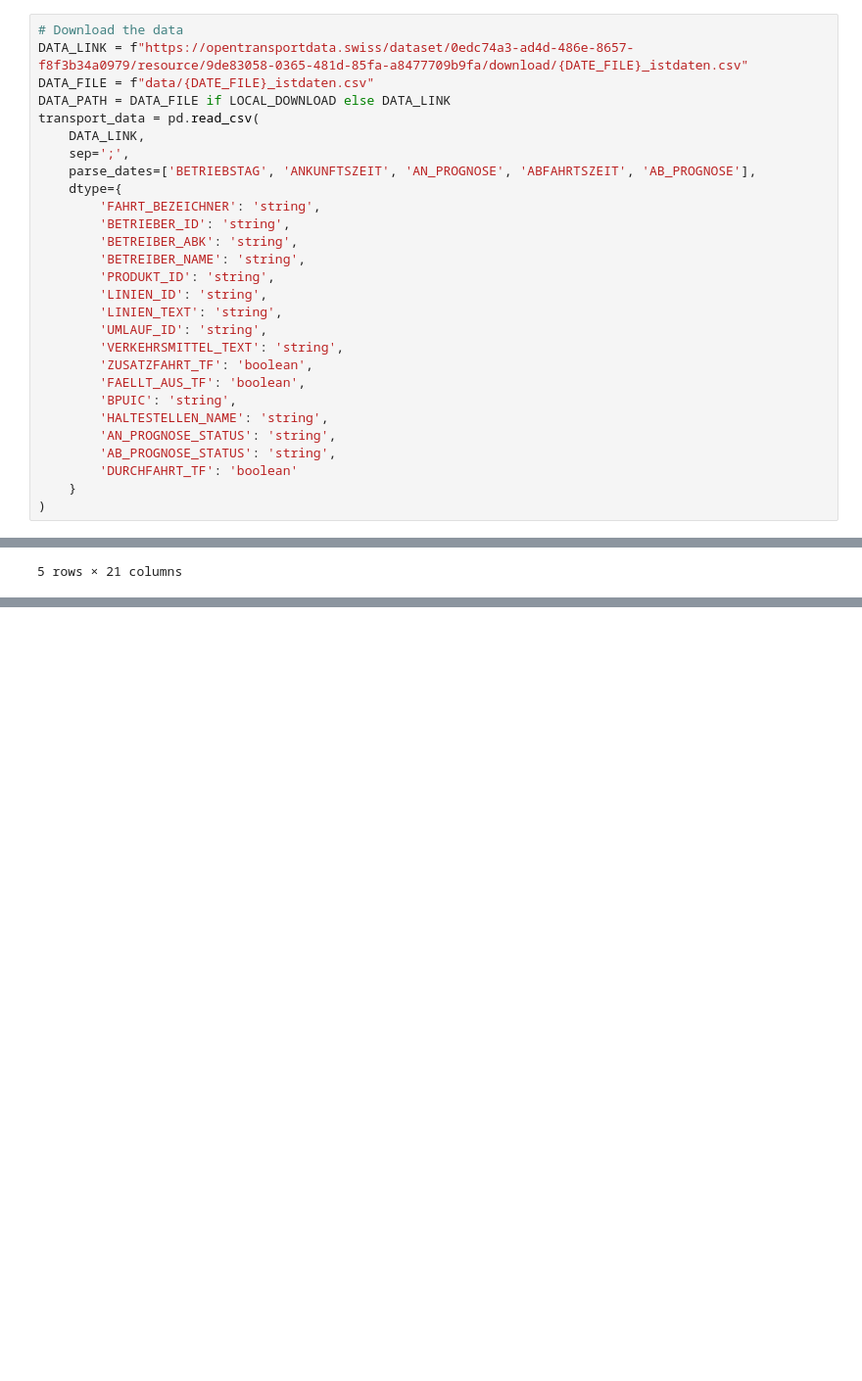
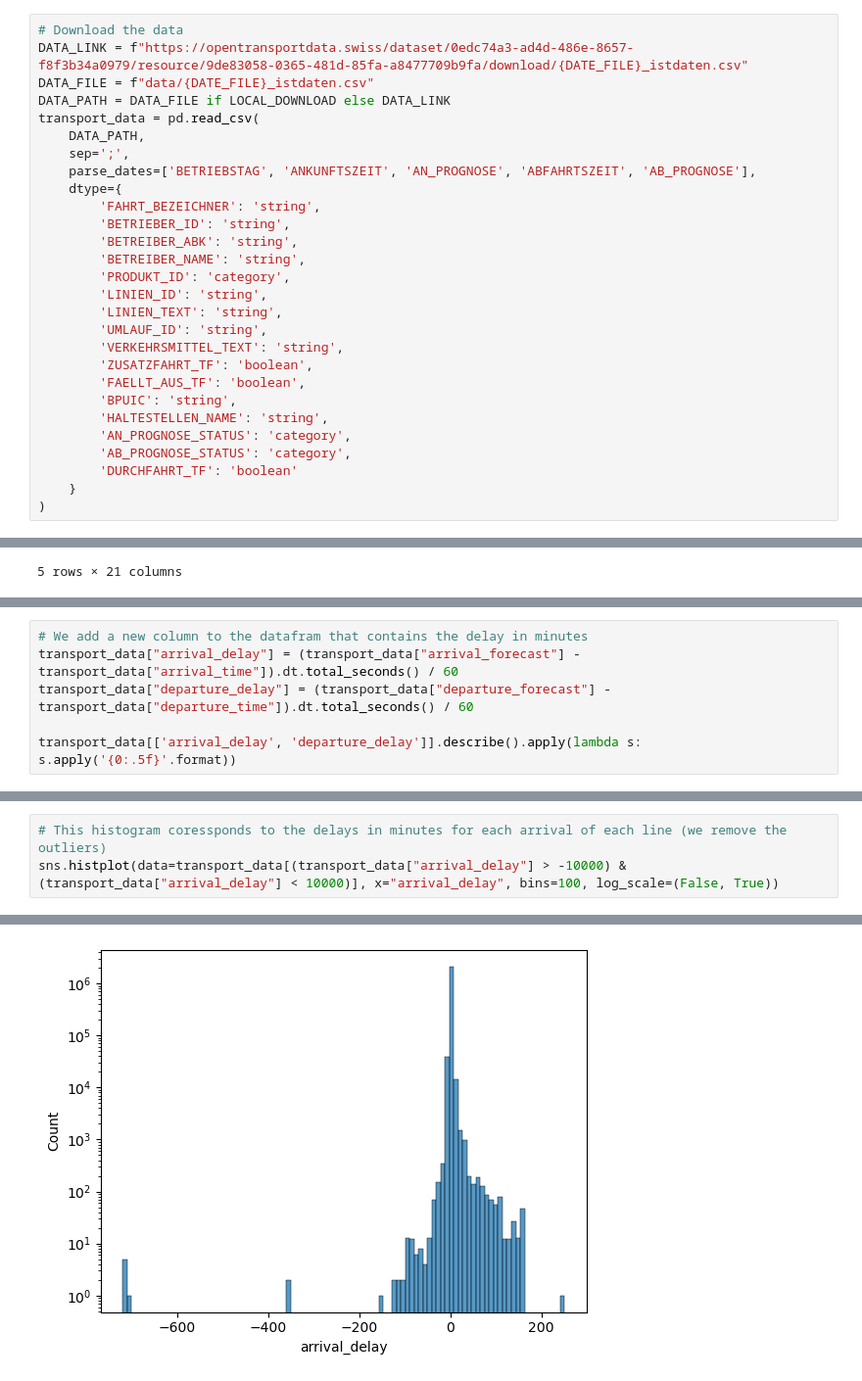
Before and after one commit to com-480-data-visualization/project-2023-choo-choo-data-darlings, a Jupyter notebook: preprocessing.ipynb, the cells around one changed output, grey strips where cells are left out. Shown at 98% size. Drawn from its saved outputs; the diff is of its cells as text; blank space fills up the shorter version.

Commit message:
Do some basic statistics on average delays

```diff
--- a/preprocessing.ipynb
+++ b/preprocessing.ipynb
@@ -43,7 +44,7 @@ DATA_LINK = f"https://opentransportdata.swiss/dataset/0edc74a3-ad4d-486e-8657-f8
 DATA_FILE = f"data/{DATE_FILE}_istdaten.csv"
 DATA_PATH = DATA_FILE if LOCAL_DOWNLOAD else DATA_LINK
 transport_data = pd.read_csv(
-    DATA_LINK,
+    DATA_PATH,
     sep=';',
     parse_dates=['BETRIEBSTAG', 'ANKUNFTSZEIT', 'AN_PROGNOSE', 'ABFAHRTSZEIT', 'AB_PROGNOSE'],
     dtype={
@@ -51,7 +52,7 @@ transport_data = pd.read_csv(
         'BETRIEBER_ID': 'string',
         'BETREIBER_ABK': 'string',
         'BETREIBER_NAME': 'string',
-        'PRODUKT_ID': 'string',
+        'PRODUKT_ID': 'category',
         'LINIEN_ID': 'string',
         'LINIEN_TEXT': 'string',
         'UMLAUF_ID': 'string',
@@ -60,8 +61,8 @@ transport_data = pd.read_csv(
         'FAELLT_AUS_TF': 'boolean',
         'BPUIC': 'string',
         'HALTESTELLEN_NAME': 'string',
-        'AN_PROGNOSE_STATUS': 'string',
-        'AB_PROGNOSE_STATUS': 'string',
+        'AN_PROGNOSE_STATUS': 'category',
+        'AB_PROGNOSE_STATUS': 'category',
         'DURCHFAHRT_TF': 'boolean'
     }
 )
@@ -114,0 +181,6 @@ transport_data.head()
+# %%
+# We add a new column to the datafram that contains the delay in minutes
+transport_data["arrival_delay"] = (transport_data["arrival_forecast"] - transport_data["arrival_time"]).dt.total_seconds() / 60
+transport_data["departure_delay"] = (transport_data["departure_forecast"] - transport_data["departure_time"]).dt.total_seconds() / 60
+
+transport_data[['arrival_delay', 'departure_delay']].describe().apply(lambda s: s.apply('{0:.5f}'.format))
@@ -114,0 +210,4 @@ transport_data.head()
+# %%
+# This histogram coressponds to the delays in minutes for each arrival of each line (we remove the outliers)
+sns.histplot(data=transport_data[(transport_data["arrival_delay"] > -10000) & (transport_data["arrival_delay"] < 10000)], x="arrival_delay", bins=100, log_scale=(False, True))
+# %% [output]
@@ -114,0 +215 @@ transport_data.head()
+[figure, added]
```
Also changed, not shown: parts of 16 cells of this notebook.
